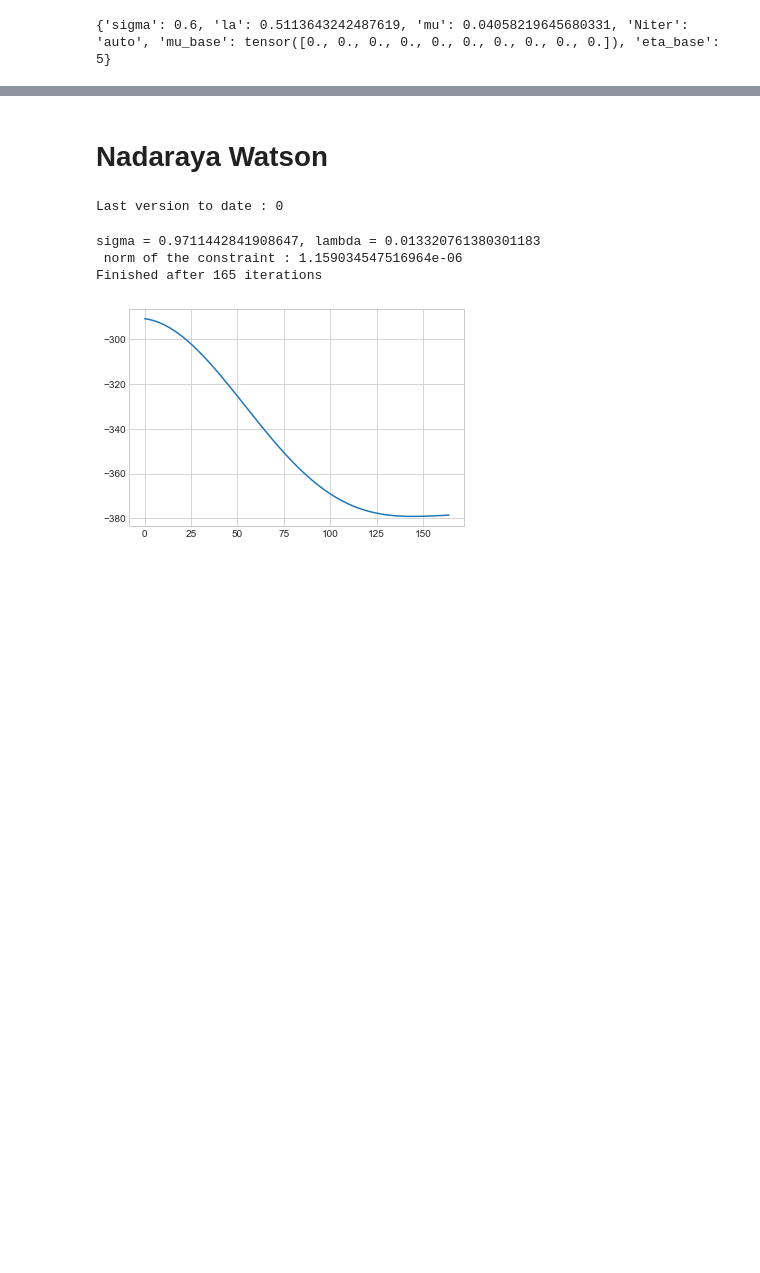
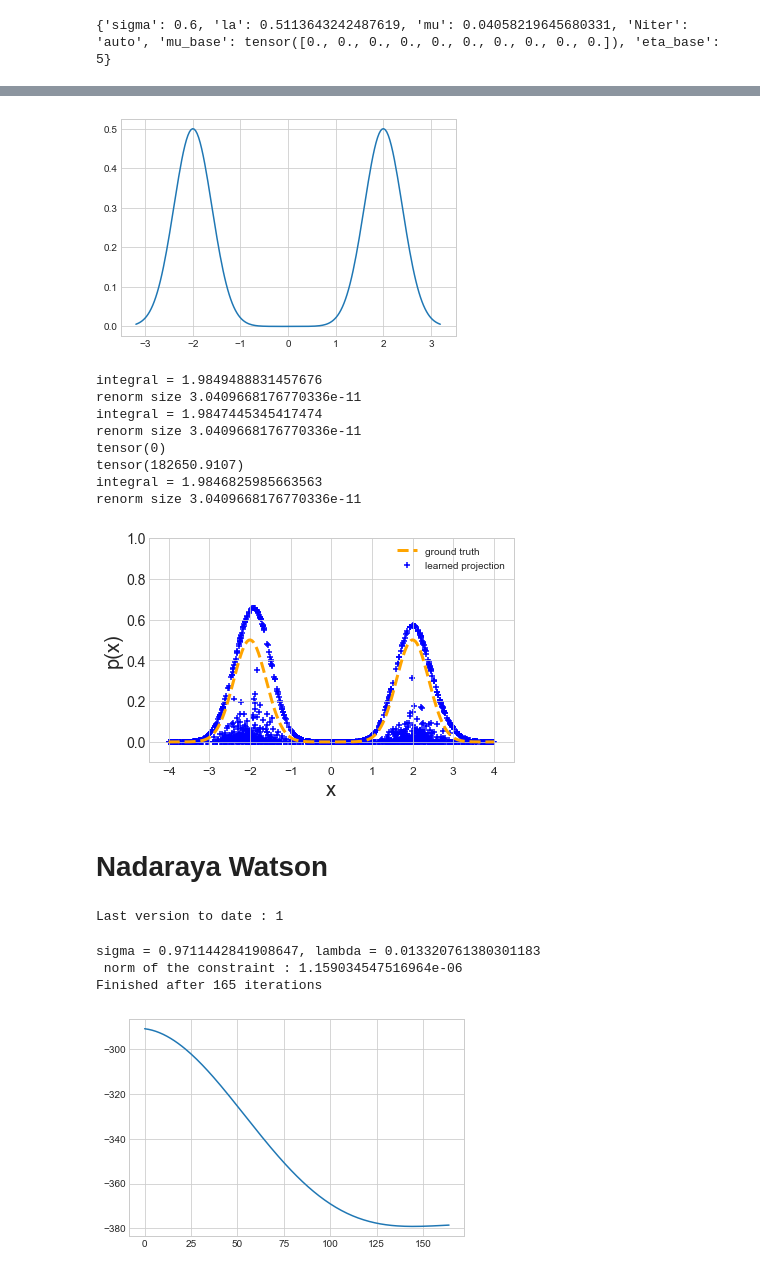
Before and after one commit to umarteau/non_negative_model, a Jupyter notebook: npm_nnf/density_estimation/Density_experimentsHD2.ipynb, the cells around one changed output, grey strips where cells are left out. Cells and saved outputs as stored; diff of their text form; code cells hidden in the pictures; blank space fills up the shorter version.

```diff
--- a/npm_nnf/density_estimation/Density_experimentsHD2.ipynb
+++ b/npm_nnf/density_estimation/Density_experimentsHD2.ipynb
@@ -255,4 +255,4 @@ Integral tracker values : 450,418
 # %%
-version = None
+version = 8
 df,best_params,aux = utils_train.get_results(save_path,model = model,version = version)
 display(df)
@@ -276,6 +295,6 @@ KeyboardInterrupt:
 # %%
 #xtest = torch.linspace(-,5,3000)
-c,rad,ntest = 0,4,10000
+c,rad,ntest = 0,4,1000
 rad2 = 2
 
 
@@ -286,11 +305,11 @@ xtest = torch.zeros((ntest//2,d))
 xtest[:,0] = c + rad*(2*torch.rand(ntest//2) - 1)
 #xtest[:,1:] = c + rad2*(2*torch.rand((ntest//2,d-1)) - 1)
 
-ytest = clf.predict(xtest)
-ytest2 = clf.predict(xtest2)
+ytest = clf.predict(xtest)/2
+ytest2 = clf.predict(xtest2)/2
 print((ytest < 0).sum())
 print(ytest.sum()*(2*rad)*(2*rad2)**(d-1)/ntest)
-ydata_set = clf.predict(data_set)
+ydata_set = clf.predict(data_set)/2
 
 
 
@@ -301,33 +320,44 @@ xhaha = torch.linspace(-rad,rad,200)
 yhaha = 0.5*(torch.exp(-(xhaha-r_data)**2/(2*sigma_data**2)) +torch.exp(-(xhaha+r_data)**2/(2*sigma_data**2)) )
 
 
 
 
 #xtest = torch.load(pt_path+'xtest_linear0.pt')
 #ytest = torch.load(pt_path+'ytest_linear0.pt')
 #xdata = torch.load(pt_path+'xdataExperiments.pt')
 #ydata_set = torch.load(pt_path+'ydata_linear0.pt')
 
 
 #ytestref = density_fun(xtest)
 
 
 
 fig = plt.figure()
 plt.scatter(xtest[:,0],ytest[:],lw = 1.5,label='learned projection',zorder = -1,marker = '+',color = 'b')
 plt.scatter(xtest2[:,0],ytest2[:],lw = 1.5,zorder = -1,marker = '+',color = 'b')
 plt.plot(xhaha,yhaha,lw = 3,linestyle = 'dashed',label = 'ground truth',color = 'orange')
 #plt.plot(xtest,ytestref,linestyle = 'dashed',lw = 3,label = 'ground truth')
 #plt.scatter(xdata,ydata_set,marker = '+',color = 'r',lw = 2,label = 'training points',zorder = 1)
 plt.legend()
 plt.xlabel("x",fontsize = 20)
 plt.ylabel("p(x)",fontsize = 20)
 plt.yticks(fontsize=14)
 plt.xticks(fontsize=12)
 plt.ylim(-0.1,1)
 plt.tight_layout()
 #fig.savefig('linearPlot0density.pdf' , format='pdf', dpi=100)
 plt.show()
+# %% [output]
+[figure, added]
+integral = 1.9849488831457676
+renorm size 3.0409668176770336e-11
+integral = 1.9847445345417474
+renorm size 3.0409668176770336e-11
+tensor(0)
+tensor(182650.9107)
+integral = 1.9846825985663563
+renorm size 3.0409668176770336e-11
+[figure, added]
 # %% [markdown]
 # Nadaraya Watson
 # %%
@@ -341,10 +371,10 @@ X = data_set
 # %%
 #Last version :
 # %%
-last_version = utils_train.find_last_version(save_path,model = model,extension='pickle')
+last_version = utils_train.find_last_version(save_path+'_option2',model = model,extension='pickle')
 print(f'Last version to date : {last_version}')
 # %% [output]
-Last version to date : 0
+Last version to date : 1
 # %%
 fixed_params = {
             'Niter' : 'auto',
```
Also changed, not shown: parts of 10 cells of this notebook, 5 other files.
